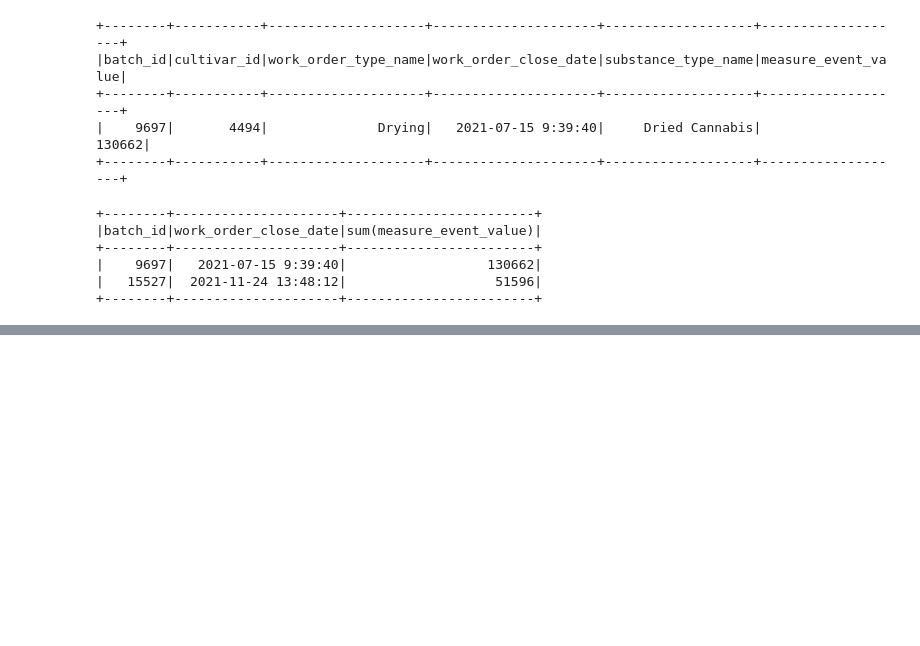
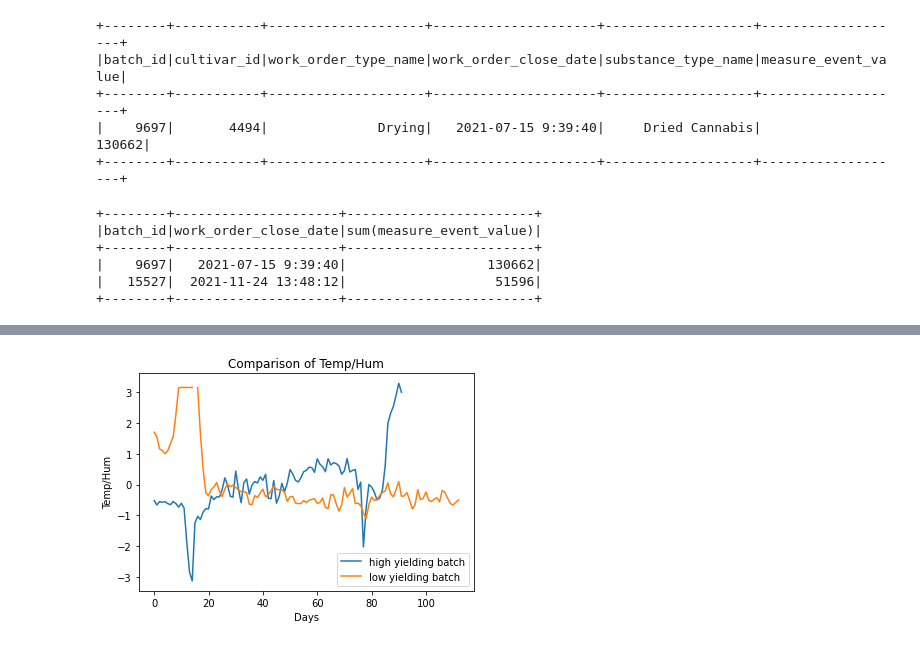
Before and after one commit to ronanmccormack-ca/ProgrammingforBigData, a Jupyter notebook: Big Data Project/Yield Prediction.ipynb, the cells around one changed output, grey strips where cells are left out. Saved outputs shown, nothing was run; the diff lists cells and outputs as text; code cells hidden in the pictures; blank space fills up the shorter version.

```diff
--- a/Big Data Project/Yield Prediction.ipynb
+++ b/Big Data Project/Yield Prediction.ipynb
@@ -223,0 +228,10 @@ only showing top 20 rows
+# %%
+plt.plot(batch_one_norm.index, batch_one_norm['temp_hum_sensor_1_mean'], label = "high yielding batch")
+plt.plot(batch_two_norm.index, batch_two_norm['temp_hum_sensor_1_mean'], label = "low yielding batch")
+plt.title('Comparison of Temp/Hum')
+plt.legend()
+plt.xlabel('Days')
+plt.ylabel('Temp/Hum')
+plt.show()
+# %% [output]
+[figure, added]
```
Also changed, not shown: parts of 14 cells of this notebook.
